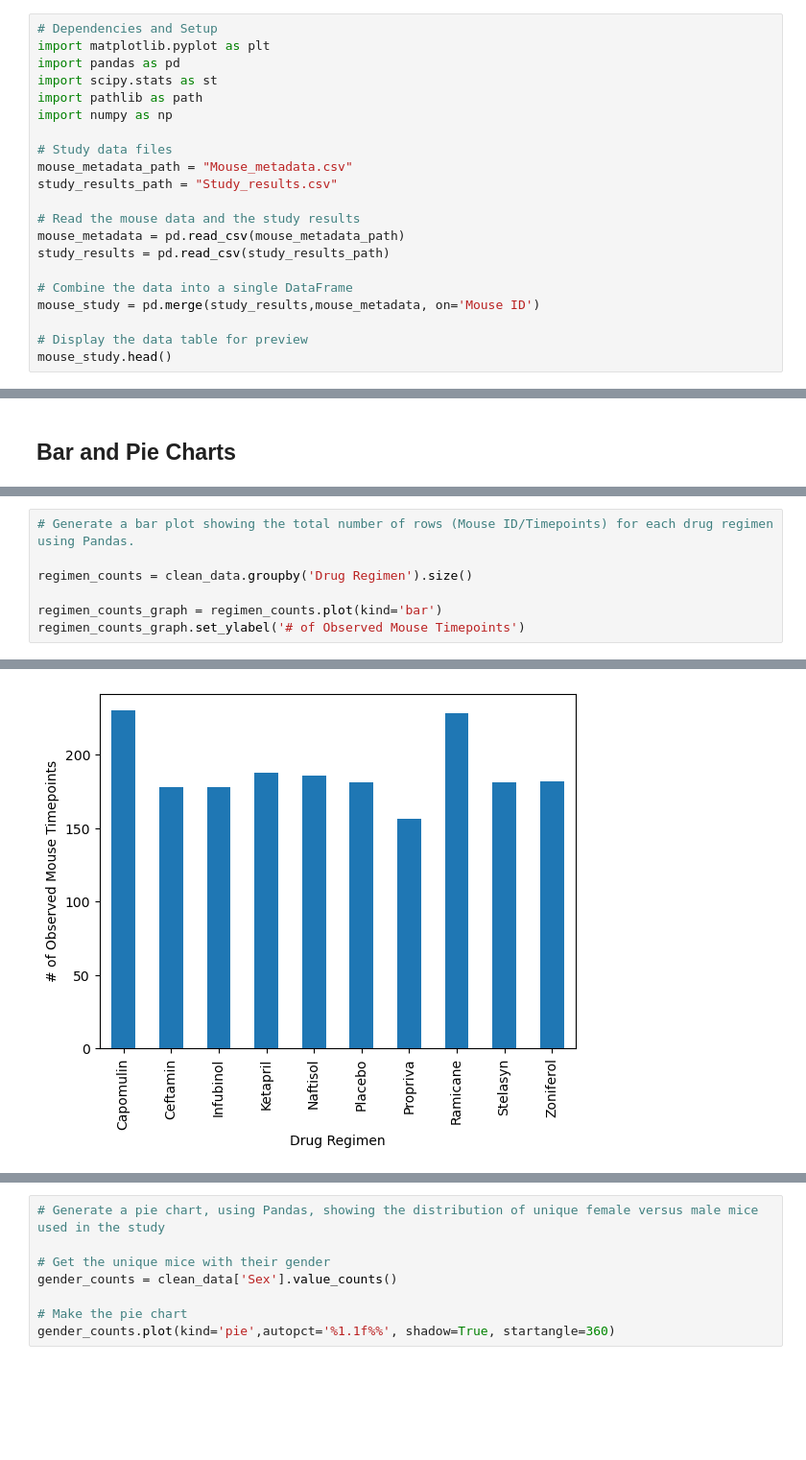
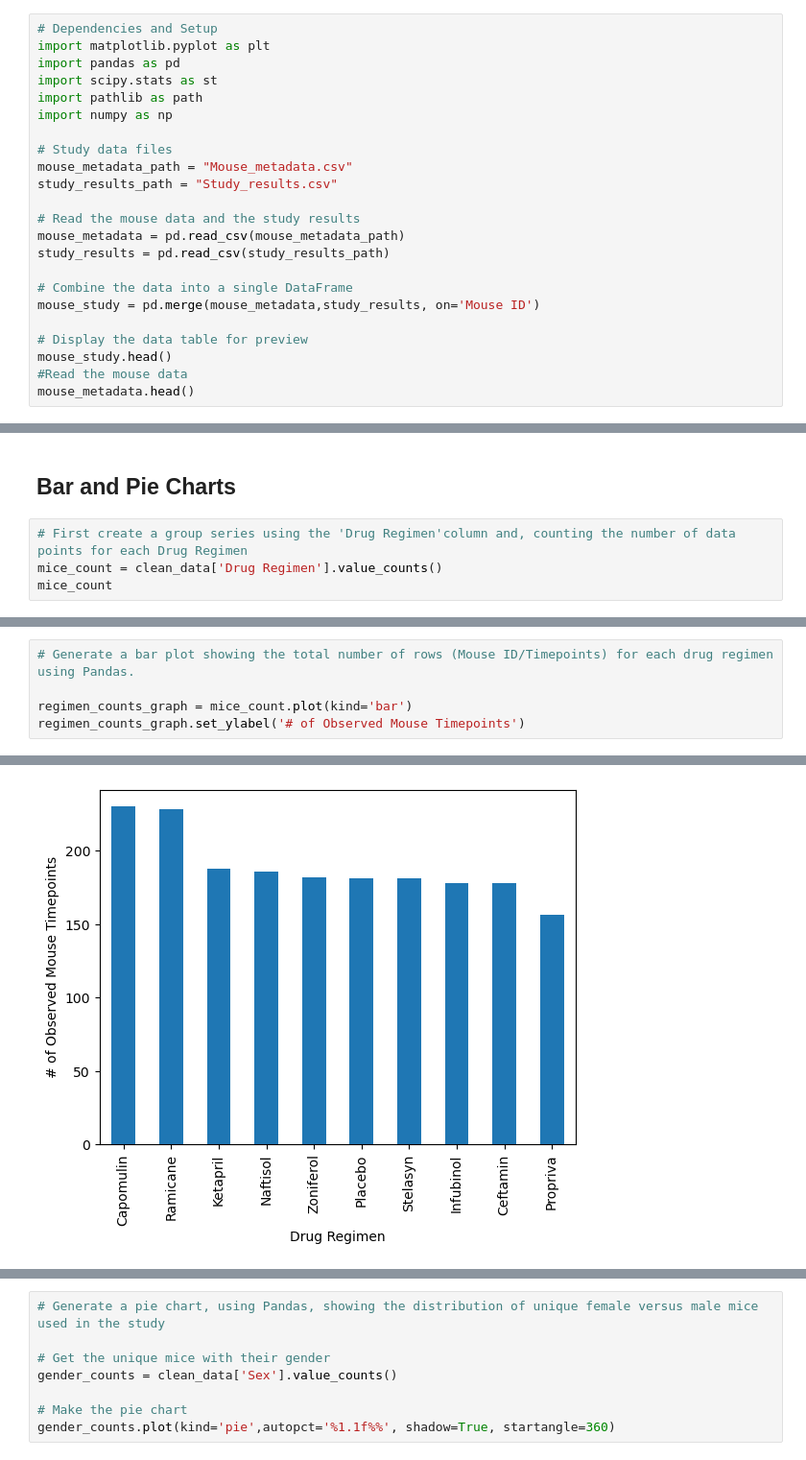
Before and after one commit to cindyd97/Comparing_Pharma_Drug_Performance, a Jupyter notebook: homework material/pymaceuticals_starter.ipynb, the cells around one changed output, grey strips where cells are left out. Shown at 96% size. Cells and saved outputs as stored; diff of their text form; blank space fills up the shorter version.

```diff
--- a/homework material/pymaceuticals_starter.ipynb
+++ b/homework material/pymaceuticals_starter.ipynb
@@ -22,8 +22,10 @@ mouse_metadata = pd.read_csv(mouse_metadata_path)
 study_results = pd.read_csv(study_results_path)
 
 # Combine the data into a single DataFrame
-mouse_study = pd.merge(study_results,mouse_metadata, on='Mouse ID')
+mouse_study = pd.merge(mouse_metadata,study_results, on='Mouse ID')
 
 # Display the data table for preview
 mouse_study.head()
+#Read the mouse data
+mouse_metadata.head()
 # %% [output]
@@ -126,3 +137,7 @@ summary_statistics.set_index(['Drug Regimen'])
 | Zoniferol | 53.236507 | 51.818479 | 48.533355 | 6.966589 | 0.516398 |
 # %% [markdown]
 ## Bar and Pie Charts
+# %%
+# First create a group series using the 'Drug Regimen'column and, counting the number of data points for each Drug Regimen
+mice_count = clean_data['Drug Regimen'].value_counts()
+mice_count
@@ -129,12 +157,10 @@ summary_statistics.set_index(['Drug Regimen'])
 # %%
 # Generate a bar plot showing the total number of rows (Mouse ID/Timepoints) for each drug regimen using Pandas.
 
-regimen_counts = clean_data.groupby('Drug Regimen').size()
-
-regimen_counts_graph = regimen_counts.plot(kind='bar')
+regimen_counts_graph = mice_count.plot(kind='bar')
 regimen_counts_graph.set_ylabel('# of Observed Mouse Timepoints')
 # %% [output]
 Text(0, 0.5, '# of Observed Mouse Timepoints')
-[figure, old version]
+[figure, new version]
 # %%
 # Generate a bar plot showing the total number of rows (Mouse ID/Timepoints) for each drug regimen using pyplot.
```
Also changed, not shown: parts of 11 cells of this notebook.
